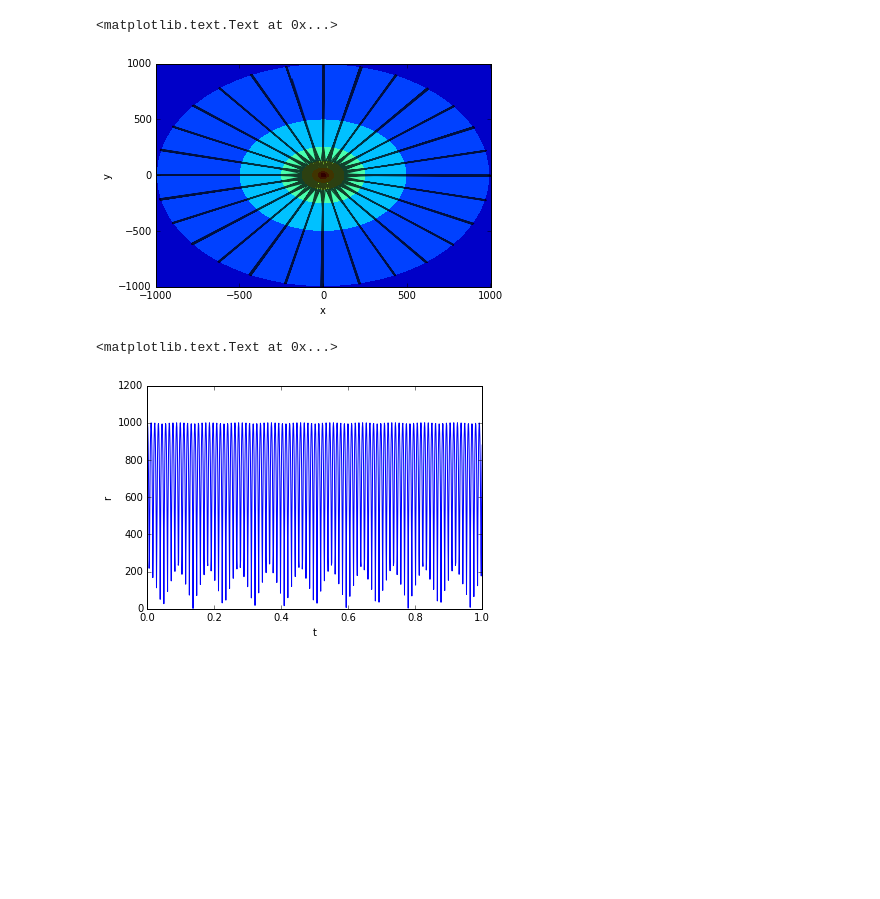
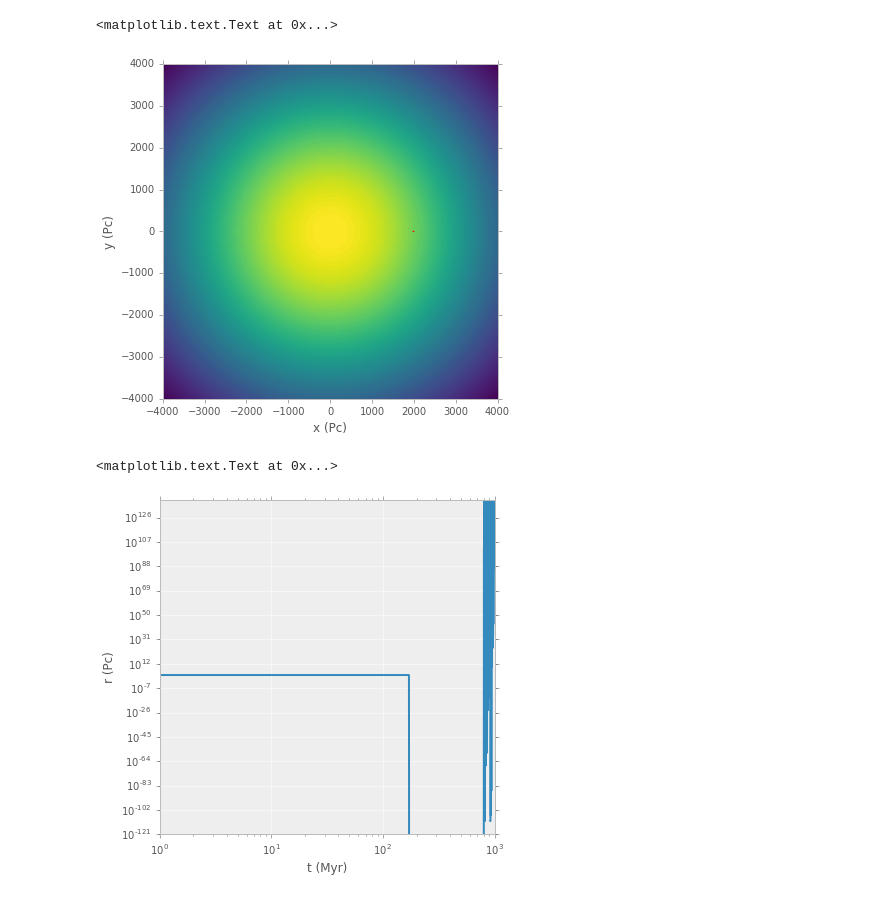
Before and after one commit to astroandes/BlackHole, a Jupyter notebook: src/test.ipynb, the cells around one changed output. Drawn from its saved outputs; the diff is of its cells as text; code cells hidden in the pictures; blank space fills up the shorter version.

```diff
--- a/src/test.ipynb
+++ b/src/test.ipynb
@@ -1,7 +1,11 @@
 # %%
 import numpy as np
+import matplotlib
 import matplotlib.pyplot as plt
 % matplotlib inline
+
+plt.style.use('bmh')
+matplotlib.rcParams['figure.figsize'] = (6.0, 6.0)
 # %%
 import myModule.simulation as myModule
 import myModule.halo as halo
@@ -12,23 +16,24 @@ import myModule.accretion as accretion
 ## Units
 # Mass:     10**6 Solar Masses
 # Distance: Parsecs
-# Time:     10**6 Years
+# Time:     10**6 Years (Myr)
 
 G = 4490.0
-v_s = 9198.0          # Speed of sound in the gas
+v_s = 9.198           # Speed of sound in the gas
 m_init = 2            # Initial mass of the black hole
 m_tot = m_init+1e5    # Total mass of the galaxy
+tau = 50              # Salpeter Timescale
 # %%
 def m_dot(r,v,m):
     if m < m_tot:
-        return 4*np.pi*(m_tot-m)*gas.density(r)*G*G*m*m*(v_s*v_s+np.sum(v*v))**-1.5
+        return min(4*np.pi*(m_tot-m)*gas.density(r)*G*G*m*m*(v_s*v_s+np.sum(v*v))**-1.5,m/tau)
     return 0
 # %%
 mySim = myModule.simulation()
 
 haloGravity = myModule.interaction('Halo Gravity', halo.acceleration)
 gasGravity = myModule.interaction('Gas Gravity', gas.acceleration)
-dynFriction = myModule.interaction('Dynamical Friction', chandra.acceleration)
+dynFriction = myModule.interaction('Dynamical Friction', chandra.acceleration, rho = gas.density)
 massAccretion = myModule.interaction('Mass Accretion', accretion.acceleration, m_dot = m_dot)
 
 mySim.interactions.append(haloGravity)
@@ -54,30 +61,30 @@ mySim.integrate(t_init, t_final, n_steps, s_init)
 # %%
 def density(x,y,z, a = 6.5e3, b = 0.26e3, M = 1e5):
     R2 = x*x+y*y+z*z
     rho = M*b*b*(a*R2+(a+3*(z*z+b*b)**.5)*(a+(z*z+b*b)**.5)**2)
-    rho /=4*np.pi*(((R2*a+(z*z+b*b)**.5)**2)**2.5)*((z*z+b*b)**1.5)
+    rho /=4*np.pi*((R2+(a+(z*z+b*b)**.5)**2)**2.5)*((z*z+b*b)**1.5)
     return rho
 
-x = np.linspace(-1e3,1e3,1e2)
-y = np.linspace(-1e3,1e3,1e2)
+x = np.linspace(-4e3,4e3,1e2)
+y = np.linspace(-4e3,4e3,1e2)
 X,Y = np.meshgrid(x,y)
 rho = density(X,Y,0)
-plt.contourf(X,Y,np.log10(rho))
-plt.plot(mySim.path[:,0],mySim.path[:,1],'k',alpha=0.75)
-plt.xlabel('x')
-plt.ylabel('y')
+plt.plot(mySim.path[:,0],mySim.path[:,1],'r',lw=1)
+plt.contourf(X,Y,rho, levels=np.linspace(np.min(rho),np.max(rho),100), cmap='viridis')
+plt.xlabel('x (Pc)')
+plt.ylabel('y (Pc)')
 # %% [output]
 <matplotlib.text.Text at 0x...>
-[figure, old version]
+[figure, new version]
 # %%
 plt.plot(t,np.sum(mySim.path[:,:3]**2,axis=1)**.5)
-#plt.xscale('log')
-#plt.yscale('log')
-plt.xlabel('t')
-plt.ylabel('r')
+plt.xscale('log')
+plt.yscale('log')
+plt.xlabel('t (Myr)')
+plt.ylabel('r (Pc)')
 # %% [output]
 <matplotlib.text.Text at 0x...>
-[figure, old version]
+[figure, new version]
 # %%
 plt.plot(t,mySim.path[:,6])
 plt.xscale('log')
```
Also changed, not shown: parts of 4 cells of this notebook.
